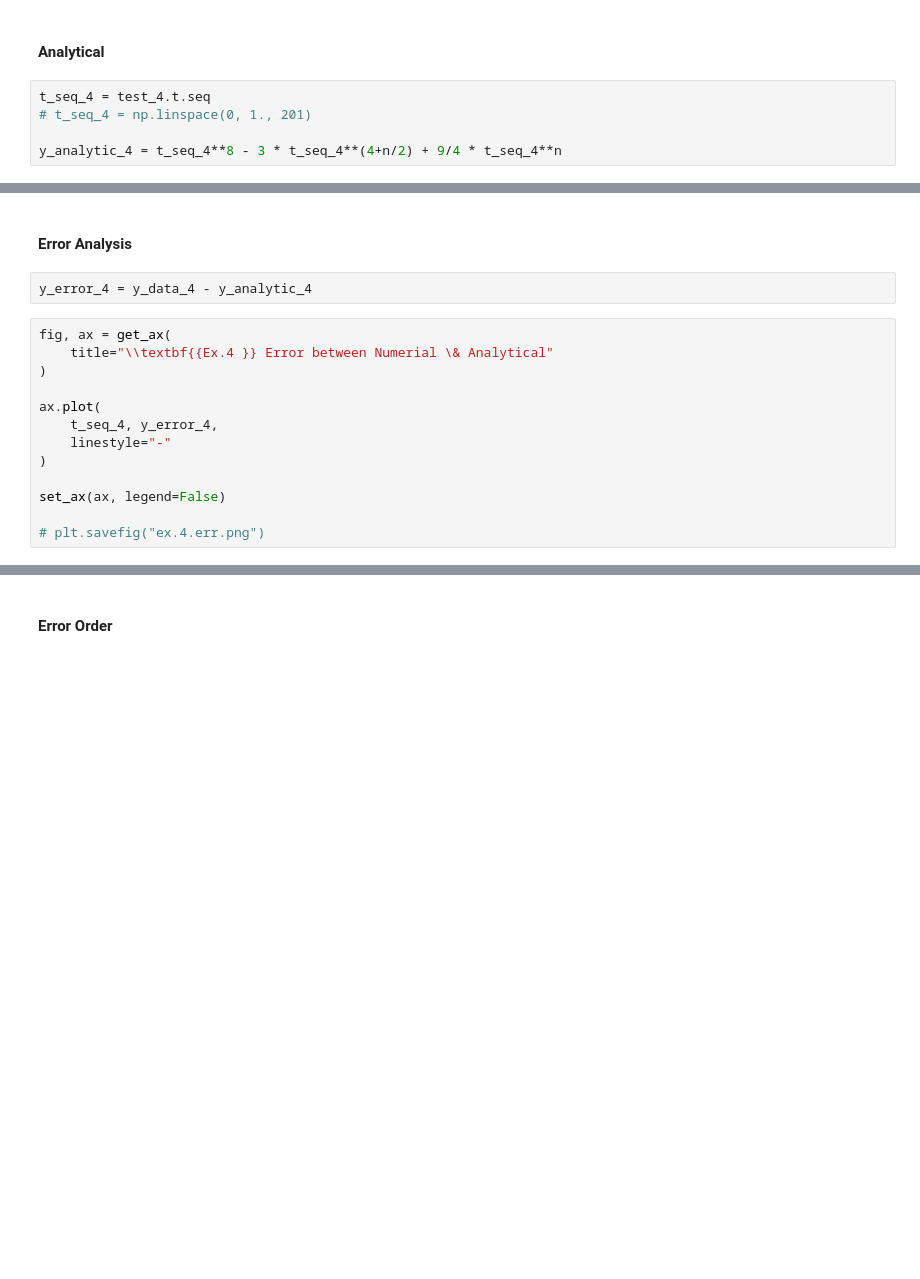
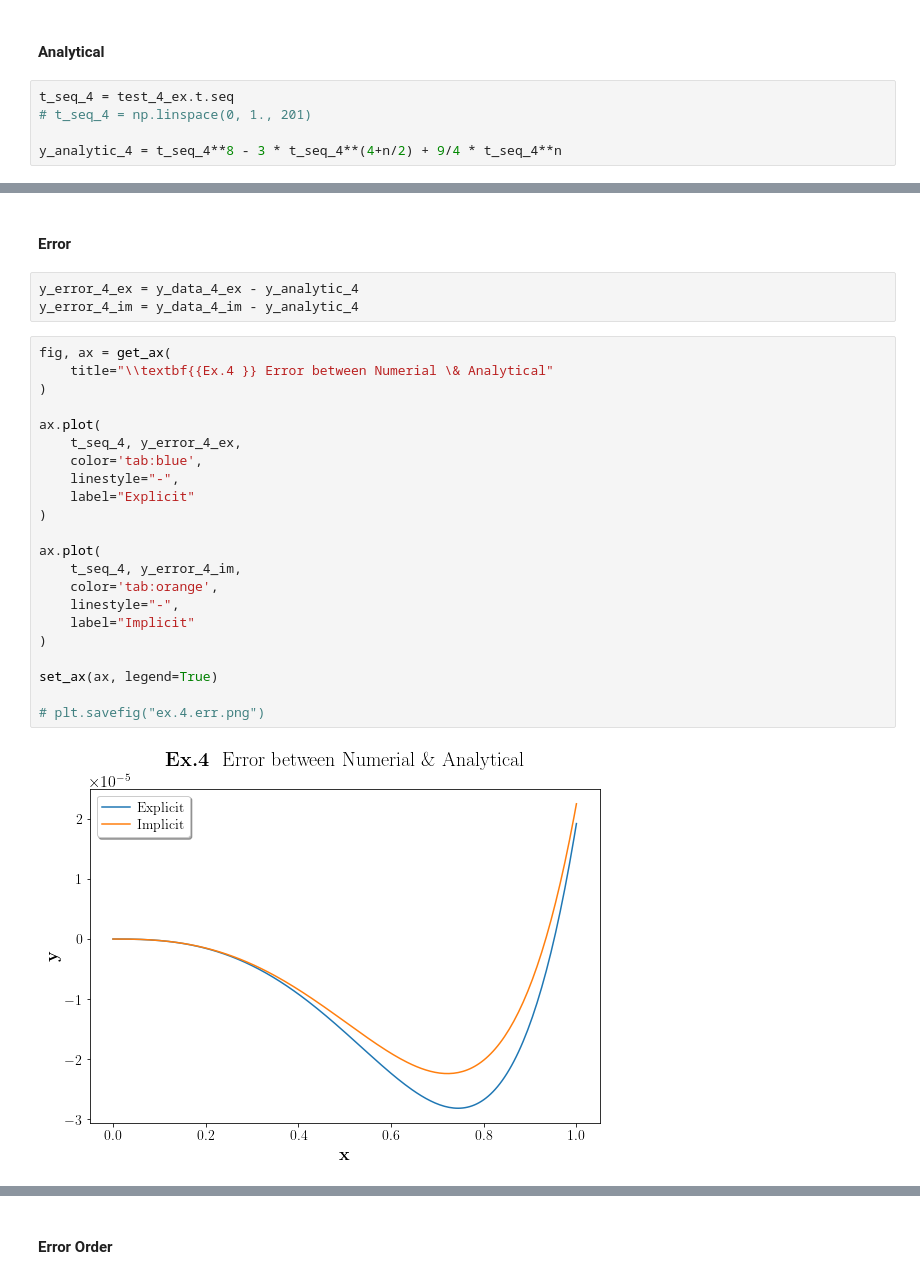
Before and after one commit to EastMagica/FDE, a Jupyter notebook: single_term_equation.ipynb, the cells around one changed output, grey strips where cells are left out. Drawn from its saved outputs; the diff is of its cells as text; blank space fills up the shorter version.

```diff
--- a/single_term_equation.ipynb
+++ b/single_term_equation.ipynb
@@ -485,7 +539,7 @@ set_ax(ax, legend=False)
 # %% [markdown]
 #### Analytical
 # %%
-t_seq_4 = test_4.t.seq
+t_seq_4 = test_4_ex.t.seq
 # t_seq_4 = np.linspace(0, 1., 201)
 
 y_analytic_4 = t_seq_4**8 - 3 * t_seq_4**(4+n/2) + 9/4 * t_seq_4**n
@@ -507,17 +561,29 @@ set_ax(ax, legend=False)
 # %% [markdown]
-#### Error Analysis
+#### Error
 # %%
-y_error_4 = y_data_4 - y_analytic_4
+y_error_4_ex = y_data_4_ex - y_analytic_4
+y_error_4_im = y_data_4_im - y_analytic_4
 # %%
 fig, ax = get_ax(
     title="\\textbf{{Ex.4 }} Error between Numerial \& Analytical"
 )
 
 ax.plot(
-    t_seq_4, y_error_4,
-    linestyle="-"
+    t_seq_4, y_error_4_ex,
+    color='tab:blue',
+    linestyle="-",
+    label="Explicit"
 )
 
-set_ax(ax, legend=False)
+ax.plot(
+    t_seq_4, y_error_4_im,
+    color='tab:orange',
+    linestyle="-",
+    label="Implicit"
+)
+
+set_ax(ax, legend=True)
 
 # plt.savefig("ex.4.err.png")
+# %% [output]
+[figure, added]
```
Also changed, not shown: parts of 34 cells of this notebook, 7 other files.
